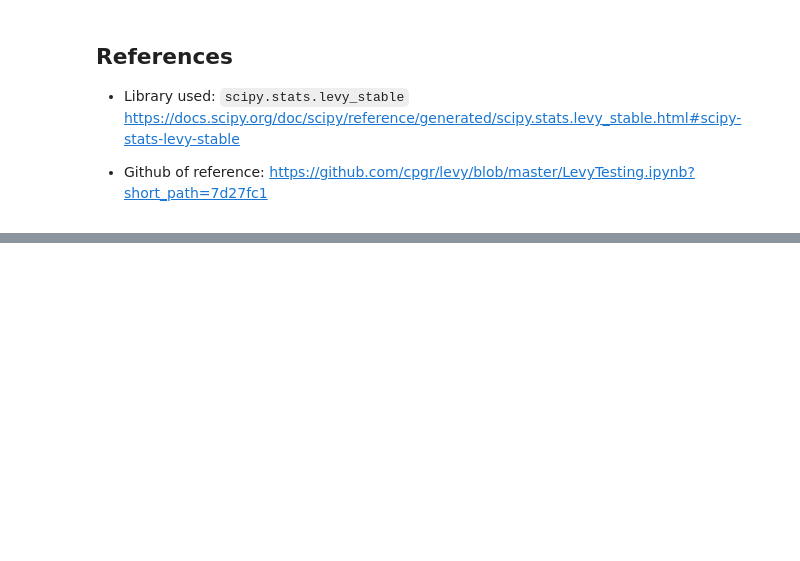
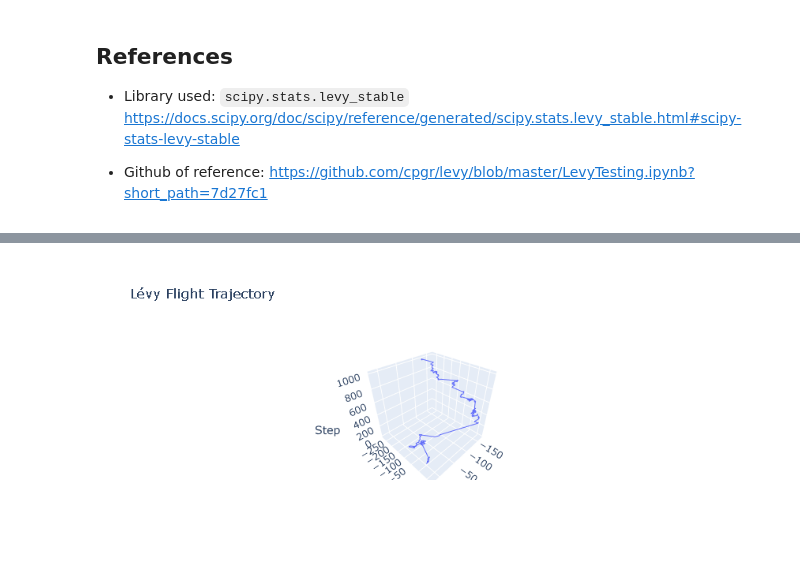
Before and after one commit to herikZ13/Assignment-1_HZS, a Jupyter notebook: Assignment 1_HZS.ipynb, the cells around one changed output, grey strips where cells are left out. Cells and saved outputs as stored; diff of their text form; code cells hidden in the pictures; blank space fills up the shorter version.

```diff
--- a/Assignment 1_HZS.ipynb
+++ b/Assignment 1_HZS.ipynb
@@ -219,0 +256,7 @@ https://github.com/cpgr/levy/blob/master/LevyTesting.ipynb?short_path=7d27fc1
+# %%
+# Lévy flight parameters
+np.random.seed(0)
+steps = 1000
+alpha =1.5
+scale = 1.0
+trajectory = [Vec2d(0, 0)]  # Starts at the origin
@@ -219,0 +270,26 @@ https://github.com/cpgr/levy/blob/master/LevyTesting.ipynb?short_path=7d27fc1
+# %%
+
+# Lévy flight simulation
+for _ in range(steps):
+    direction = np.random.uniform(0, 2 * np.pi)  # Random direction
+    step_length = np.random.pareto(alpha) * scale  # Step length
+    step = Vec2d(np.cos(direction) * step_length, np.sin(direction) * step_length)
+    trajectory.append(trajectory[-1] + step)  # Add the step to the trajectory
+
+# Create DataFrame with the trajectory
+df = pd.DataFrame({
+    'x': [v.x for v in trajectory],
+    'y': [v.y for v in trajectory],
+    'z': np.arange(len(trajectory))  # Step index for the z-axis
+})
+
+# Plot the 3D trajectory
+fig = go.Figure(data=[go.Scatter3d(x=df['x'], y=df['y'], z=df['z'], mode='lines')])
+fig.update_layout(title='Lévy Flight Trajectory', scene=dict(
+    xaxis_title='X',
+    yaxis_title='Y',
+    zaxis_title='Step'
+))
+fig.show()
+# %% [output]
+[figure, added]
```
Also changed, not shown: parts of 6 cells of this notebook.
